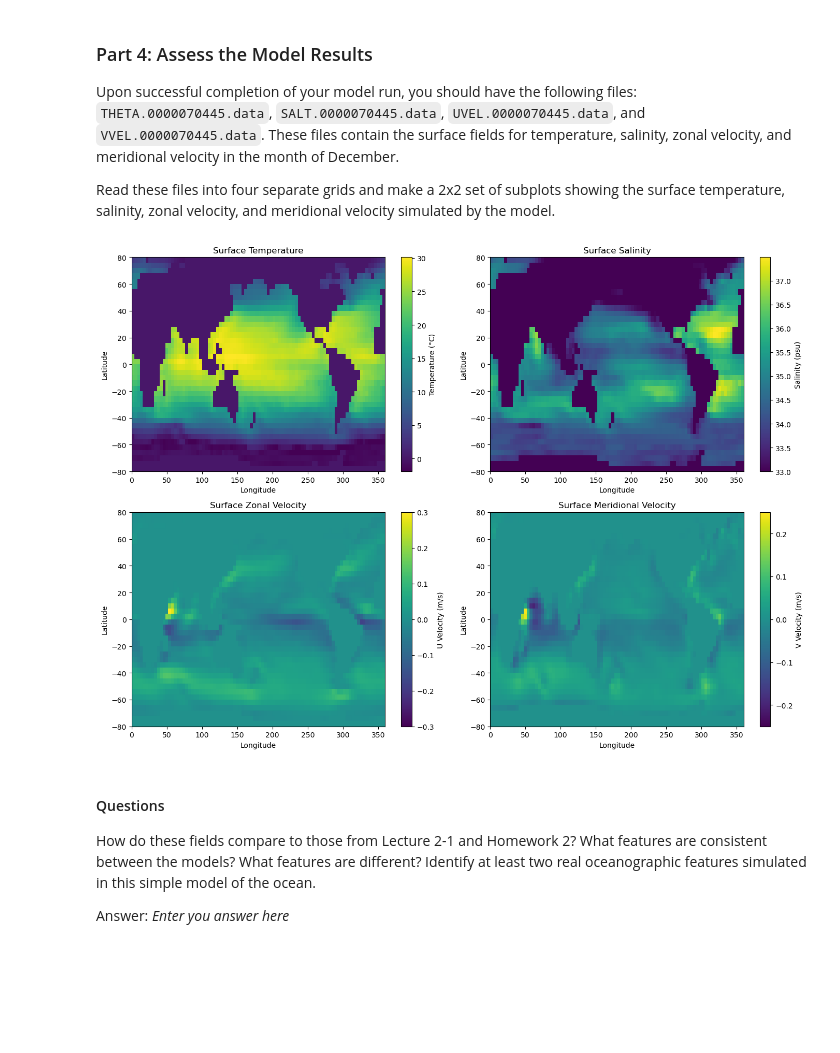
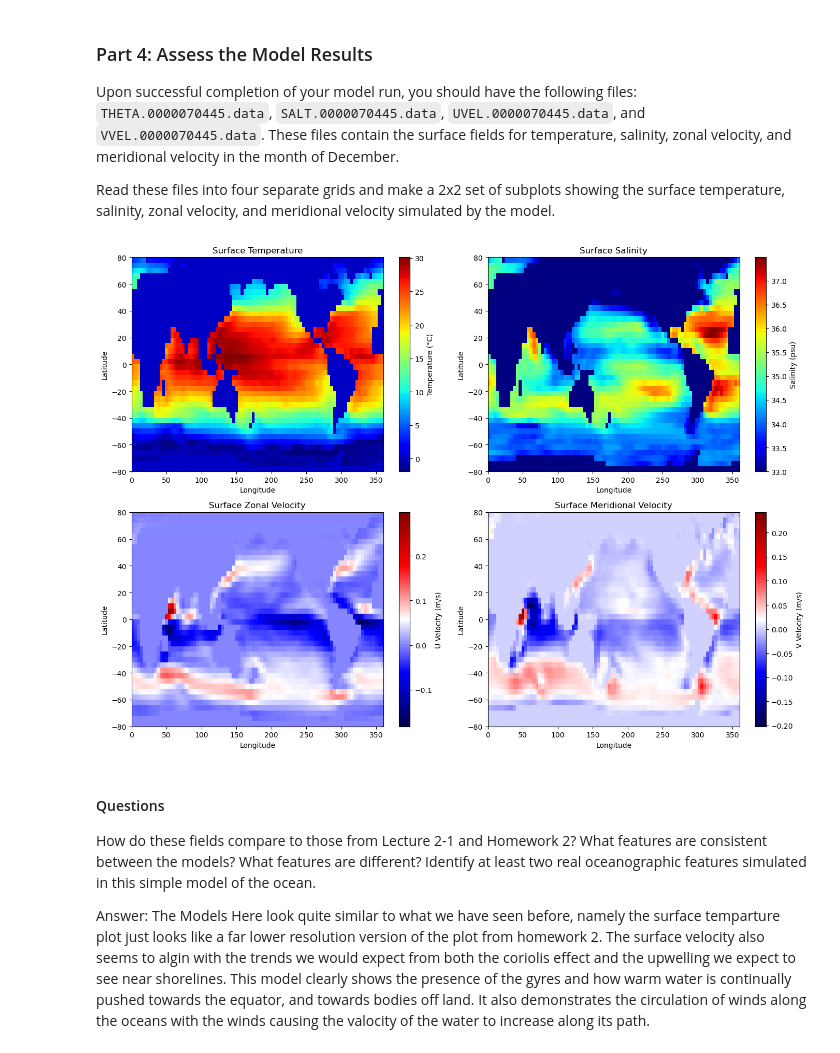
Before and after one commit to Shruichan/cs185c_spring2025, a Jupyter notebook: homework/homework_7/HW7 An MITgcm Tutorial Experiment.ipynb, the cells around one changed output. Drawn from its saved outputs; the diff is of its cells as text; code cells hidden in the pictures; blank space fills up the shorter version.

```diff
--- a/homework/homework_7/HW7 An MITgcm Tutorial Experiment.ipynb
+++ b/homework/homework_7/HW7 An MITgcm Tutorial Experiment.ipynb
@@ -161,41 +163,41 @@ Y = np.fromfile(Y_file, '>f4').reshape((Ny, Nx))
 # make the 2x2 plot here
 fig, axs = plt.subplots(2, 2, figsize=(14, 10))
 
 # Plot the temparture
-c = axs[0, 0].pcolormesh(X, Y, theta)
+c = axs[0, 0].pcolormesh(X, Y, theta, cmap = 'jet')
 fig.colorbar(c, ax=axs[0, 0], label='Temperature (°C)')
 axs[0, 0].set_title('Surface Temperature')
 axs[0, 0].set_xlabel('Longitude')
 axs[0, 0].set_ylabel('Latitude')
 
 # Plot the salinity
-c = axs[0, 1].pcolormesh(X, Y, salt, vmin=33)
+c = axs[0, 1].pcolormesh(X, Y, salt, vmin=33, cmap = 'jet')
 fig.colorbar(c, ax=axs[0, 1], label='Salinity (psu)')
 axs[0, 1].set_title('Surface Salinity')
 axs[0, 1].set_xlabel('Longitude')
 axs[0, 1].set_ylabel('Latitude')
 
 # Plot U Velocity
-c = axs[1, 0].pcolormesh(X, Y, uvel, vmin=-0.3, vmax=0.3)
+c = axs[1, 0].pcolormesh(X, Y, uvel, cmap = 'seismic')
 fig.colorbar(c, ax=axs[1, 0], label='U Velocity (m/s)')
 axs[1, 0].set_title('Surface Zonal Velocity')
 axs[1, 0].set_xlabel('Longitude')
 axs[1, 0].set_ylabel('Latitude')
 
 # Plot V Velocity
-c = axs[1, 1].pcolormesh(X, Y, vvel, vmin=-0.25, vmax=0.25)
+c = axs[1, 1].pcolormesh(X, Y, vvel, cmap = 'seismic')
 fig.colorbar(c, ax=axs[1, 1], label='V Velocity (m/s)')
 axs[1, 1].set_title('Surface Meridional Velocity')
 axs[1, 1].set_xlabel('Longitude')
 axs[1, 1].set_ylabel('Latitude')
 
 plt.tight_layout()
 plt.show()
 # %% [output]
-[figure, old version]
+[figure, new version]
 # %% [markdown]
 #### Questions
 
 How do these fields compare to those from Lecture 2-1 and Homework 2? What features are consistent between the models? What features are different? Identify at least two real oceanographic features simulated in this simple model of the ocean.
 
-Answer: *Enter you answer here*
+Answer: The Models Here look quite similar to what we have seen before, namely the surface temparture plot just looks like a far lower resolution version of the plot from homework 2. The surface velocity also seems to algin with the trends we would expect from both the coriolis effect and the upwelling we expect to see near shorelines. This model clearly shows the presence of the gyres and how warm water is continually pushed towards the equator, and towards bodies off land. It also demonstrates the circulation of winds along the oceans with the winds causing the valocity of the water to increase along its path.
```
Also changed, not shown: parts of 1 cell of this notebook.
